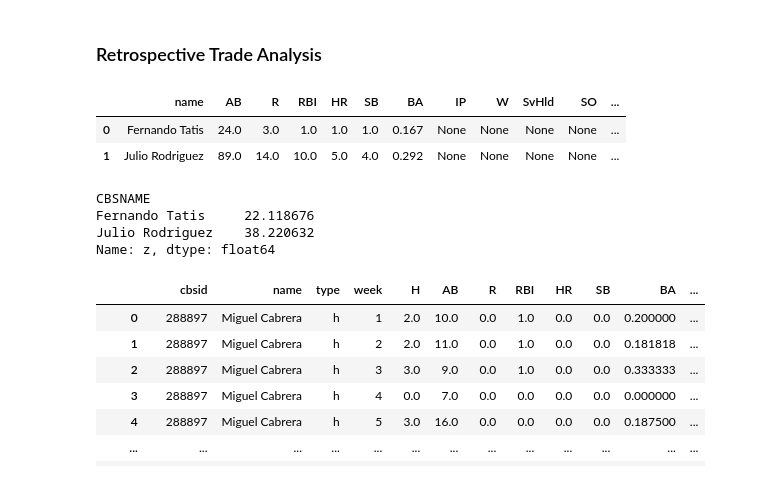
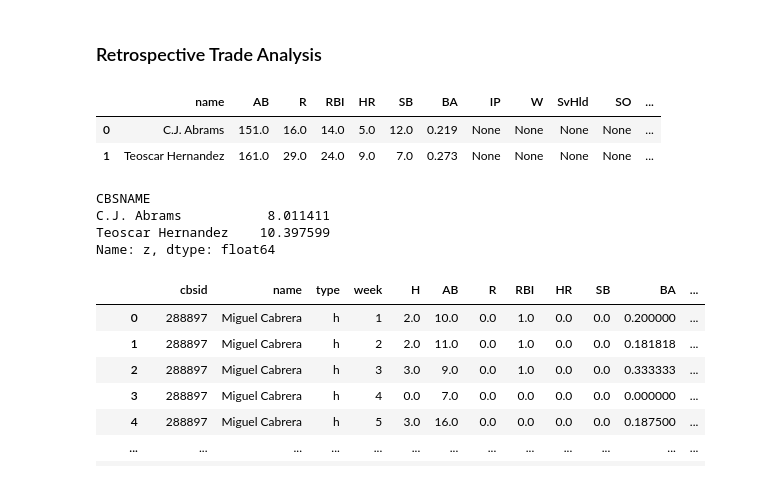
Before and after one commit to haueter19/xdl, a Jupyter notebook: Trade Analyzer.ipynb, the cells around one changed output. Cells and saved outputs as stored; diff of their text form; code cells hidden in the pictures.

```diff
--- a/Trade Analyzer.ipynb
+++ b/Trade Analyzer.ipynb
@@ -387,36 +455,42 @@ proj
 ### Retrospective Trade Analysis
 # %%
 #trade = "'Will Smith', 'Vladimir Guerrero', 'Emmanuel Clase', 'Bryce Miller', 'Spencer Steer', 'Keibert Ruiz'" #7 #!=1666825
-#trade = "'Brandon Drury', 'Michael Kopech', 'Corey Seager', 'Nick Pivetta', 'Sal Frelick', 'Jackson Merrill'"
+#trade = "'Brandon Drury', 'Michael Kopech', 'Corey Seager', 'Nick Pivetta', 'Sal Frelick', 'Jackson Merrill'" #8
 #trade = "'Oneil Cruz', 'Jordan Westburg', 'Corbin Burnes', 'Randy Arozarena'" #10
-trade = "'Julio Rodriguez', 'Fernando Tatis'"
-#trade = "'Austin Riley', 'David Bednar', 'Vladimir Guerrero', 'Alex Verdugo', 'Luis Castillo', 'Christopher Morel'"
+#trade = "'Julio Rodriguez', 'Fernando Tatis'" #14
+#trade = "'Austin Riley', 'David Bednar', 'Vladimir Guerrero', 'Alex Verdugo', 'Luis Castillo', 'Christopher Morel'" #12
+#trade = "'Camilo Doval', 'Logan Gilbert', 'Davis Schneider'" #12
 #trade = "'Garrett Crochet', 'Manny Machado', 'Grayson Rodriguez', 'Daulton Varsho'" #6
-
+#trade = "'Trevor Megill', 'Manny Machado', 'Joe Ryan', 'Ketel Marte', 'TJ Friedl', 'Edwin Diaz'" #15
+#trade = "'Heston Kjerstad', 'Brandon Lowe', 'Jeff Hoffman', 'Hector Neris'" #17
+#trade = "'C.J. Abrams', 'Teoscar Hernandez'" #20
+#trade = "'Yilber Diaz', 'Jeff Hoffman', 'Hector Neris'" #18
+#trade = "'Charlie Blackmon', 'Tyler Soderstrom'" #17
+wk = 20
 pd.read_sql(f"SELECT p.CBSNAME name, sum(AB) AB, sum(R) R, sum(RBI) RBI, sum(HR) HR, sum(SB) SB, \
         round(sum(H)/sum(AB),3) BA, round(sum(outs)/3,2) IP, sum(W) W,sum(SvHld) SvHld,sum(SO) SO, \
         round((sum(Ha)+sum(BBa))/(sum(outs)/3),2) WHIP, round(sum(ER)/(sum(outs)/3)*9,2) ERA \
         FROM stats s \
         INNER JOIN players p On (s.cbsid=p.cbsid) \
-        WHERE year=2024 AND s.week >= 14 \
+        WHERE year=2024 AND s.week >= {wk} \
         AND p.cbsid != 1666825 \
         AND p.CBSNAME IN ({trade}) \
         GROUP BY p.CBSNAME", conn)
 # %% [output]
 |  | name | AB | R | RBI | HR | SB | BA | IP | W | SvHld | SO | ... |
-| 0 | Fernando Tatis | 24.0 | 3.0 | 1.0 | 1.0 | 1.0 | 0.167 | None | None | None | None | ... |
-| 1 | Julio Rodriguez | 89.0 | 14.0 | 10.0 | 5.0 | 4.0 | 0.292 | None | None | None | None | ... |
+| 0 | C.J. Abrams | 151.0 | 16.0 | 14.0 | 5.0 | 12.0 | 0.219 | None | None | None | None | ... |
+| 1 | Teoscar Hernandez | 161.0 | 29.0 | 24.0 | 9.0 | 7.0 | 0.273 | None | None | None | None | ... |
 # %%
 pd.read_sql(f"SELECT p.CBSNAME, p.cbsid, z.*, s.* \
     FROM vw_player_week_z z INNER JOIN players p On z.cbsid=p.cbsid \
     LEFT JOIN stats s On (z.cbsid=s.cbsid and z.week=s.week and z.year=s.year) \
-    WHERE z.year=2024 and z.week>=6 \
+    WHERE z.year=2024 and z.week>={wk} \
     AND p.cbsid != 1666825 \
     AND p.CBSNAME IN ({trade})", conn).groupby('CBSNAME')['z'].sum()
 # %% [output]
 CBSNAME
-Fernando Tatis     22.118676
-Julio Rodriguez    38.220632
+C.J. Abrams           8.011411
+Teoscar Hernandez    10.397599
 Name: z, dtype: float64
 # %%
 data = pd.read_sql("SELECT s.cbsid, p.CBSNAME name, CASE WHEN AB IS NULL THEN 'p' ELSE 'h' END type, \
```
Also changed, not shown: parts of 42 cells of this notebook.
